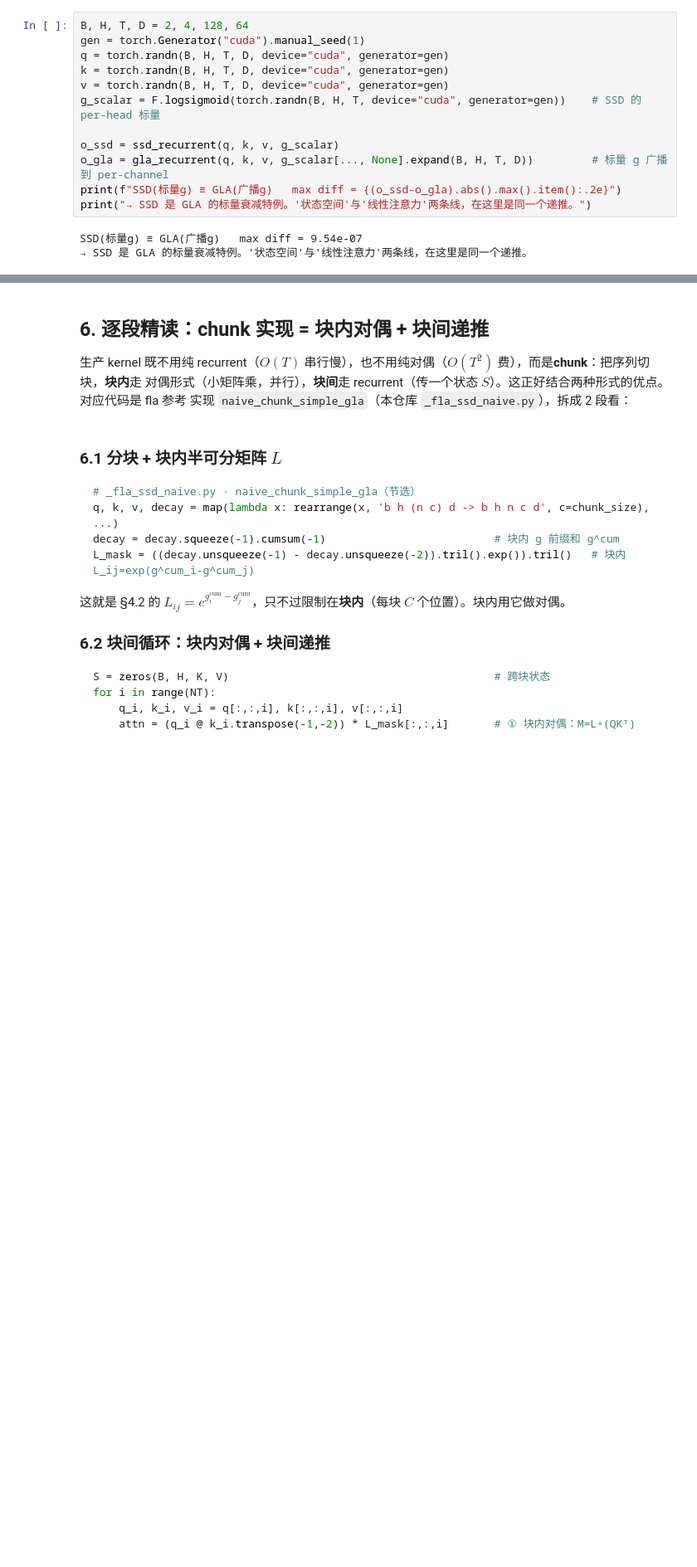
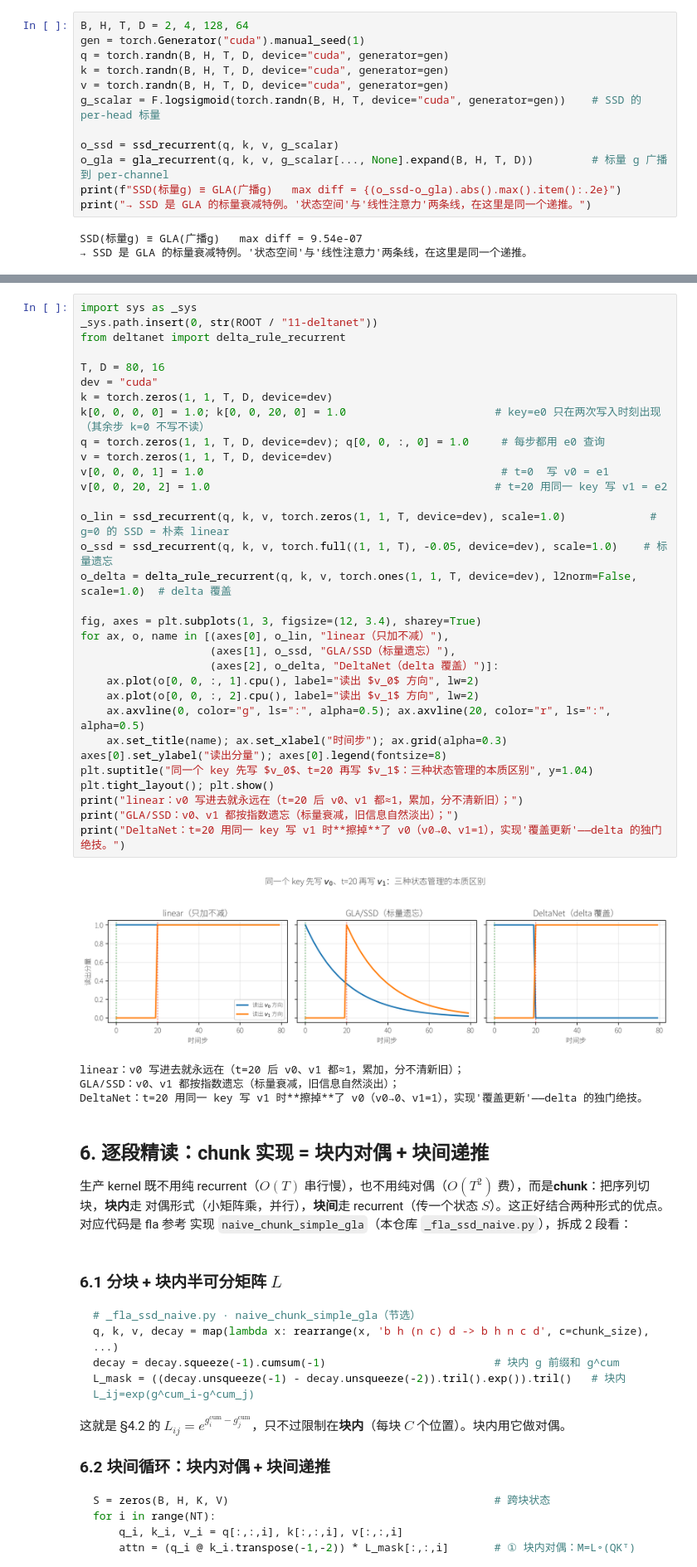
Before and after one commit to MarkJoson/learning-attention, a Jupyter notebook: 15-mamba/mamba.ipynb, the cells around one changed output, grey strips where cells are left out. Shown at 83% size. Cells and saved outputs as stored; diff of their text form; blank space fills up the shorter version.

```diff
--- a/15-mamba/mamba.ipynb
+++ b/15-mamba/mamba.ipynb
@@ -204,3 +210,40 @@ SSD(标量g) ≡ GLA(广播g)   max diff = 9.54e-07
+# %%
+import sys as _sys
+_sys.path.insert(0, str(ROOT / "11-deltanet"))
+from deltanet import delta_rule_recurrent
+
+T, D = 80, 16
+dev = "cuda"
+k = torch.zeros(1, 1, T, D, device=dev)
+k[0, 0, 0, 0] = 1.0; k[0, 0, 20, 0] = 1.0                       # key=e0 只在两次写入时刻出现（其余步 k=0 不写不读）
+q = torch.zeros(1, 1, T, D, device=dev); q[0, 0, :, 0] = 1.0     # 每步都用 e0 查询
+v = torch.zeros(1, 1, T, D, device=dev)
+v[0, 0, 0, 1] = 1.0                                              # t=0  写 v0 = e1
+v[0, 0, 20, 2] = 1.0                                            # t=20 用同一 key 写 v1 = e2
+
+o_lin = ssd_recurrent(q, k, v, torch.zeros(1, 1, T, device=dev), scale=1.0)             # g=0 的 SSD = 朴素 linear
+o_ssd = ssd_recurrent(q, k, v, torch.full((1, 1, T), -0.05, device=dev), scale=1.0)    # 标量遗忘
+o_delta = delta_rule_recurrent(q, k, v, torch.ones(1, 1, T, device=dev), l2norm=False, scale=1.0)  # delta 覆盖
+
+fig, axes = plt.subplots(1, 3, figsize=(12, 3.4), sharey=True)
+for ax, o, name in [(axes[0], o_lin, "linear（只加不减）"),
+                    (axes[1], o_ssd, "GLA/SSD（标量遗忘）"),
+                    (axes[2], o_delta, "DeltaNet（delta 覆盖）")]:
+    ax.plot(o[0, 0, :, 1].cpu(), label="读出 $v_0$ 方向", lw=2)
+    ax.plot(o[0, 0, :, 2].cpu(), label="读出 $v_1$ 方向", lw=2)
+    ax.axvline(0, color="g", ls=":", alpha=0.5); ax.axvline(20, color="r", ls=":", alpha=0.5)
+    ax.set_title(name); ax.set_xlabel("时间步"); ax.grid(alpha=0.3)
+axes[0].set_ylabel("读出分量"); axes[0].legend(fontsize=8)
+plt.suptitle("同一个 key 先写 $v_0$、t=20 再写 $v_1$：三种状态管理的本质区别", y=1.04)
+plt.tight_layout(); plt.show()
+print("linear：v0 写进去就永远在（t=20 后 v0、v1 都≈1，累加，分不清新旧）；")
+print("GLA/SSD：v0、v1 都按指数遗忘（标量衰减，旧信息自然淡出）；")
+print("DeltaNet：t=20 用同一 key 写 v1 时**擦掉**了 v0（v0→0、v1=1），实现'覆盖更新'——delta 的独门绝技。")
+# %% [output]
+[figure, added]
+linear：v0 写进去就永远在（t=20 后 v0、v1 都≈1，累加，分不清新旧）；
+GLA/SSD：v0、v1 都按指数遗忘（标量衰减，旧信息自然淡出）；
+DeltaNet：t=20 用同一 key 写 v1 时**擦掉**了 v0（v0→0、v1=1），实现'覆盖更新'——delta 的独门绝技。
 # %% [markdown]
 ## 6. 逐段精读：chunk 实现 = 块内对偶 + 块间递推
 
```
Also changed, not shown: parts of 3 cells of this notebook, 12 other files.
